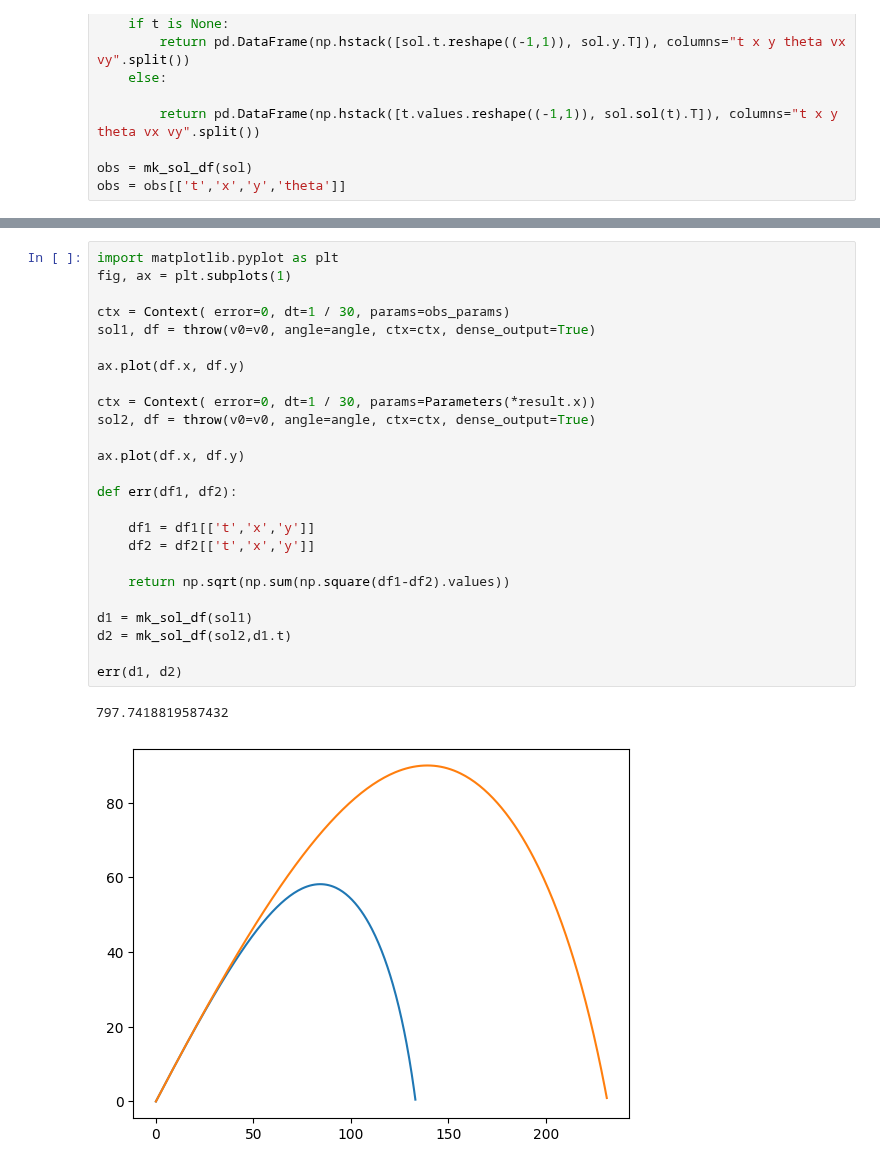
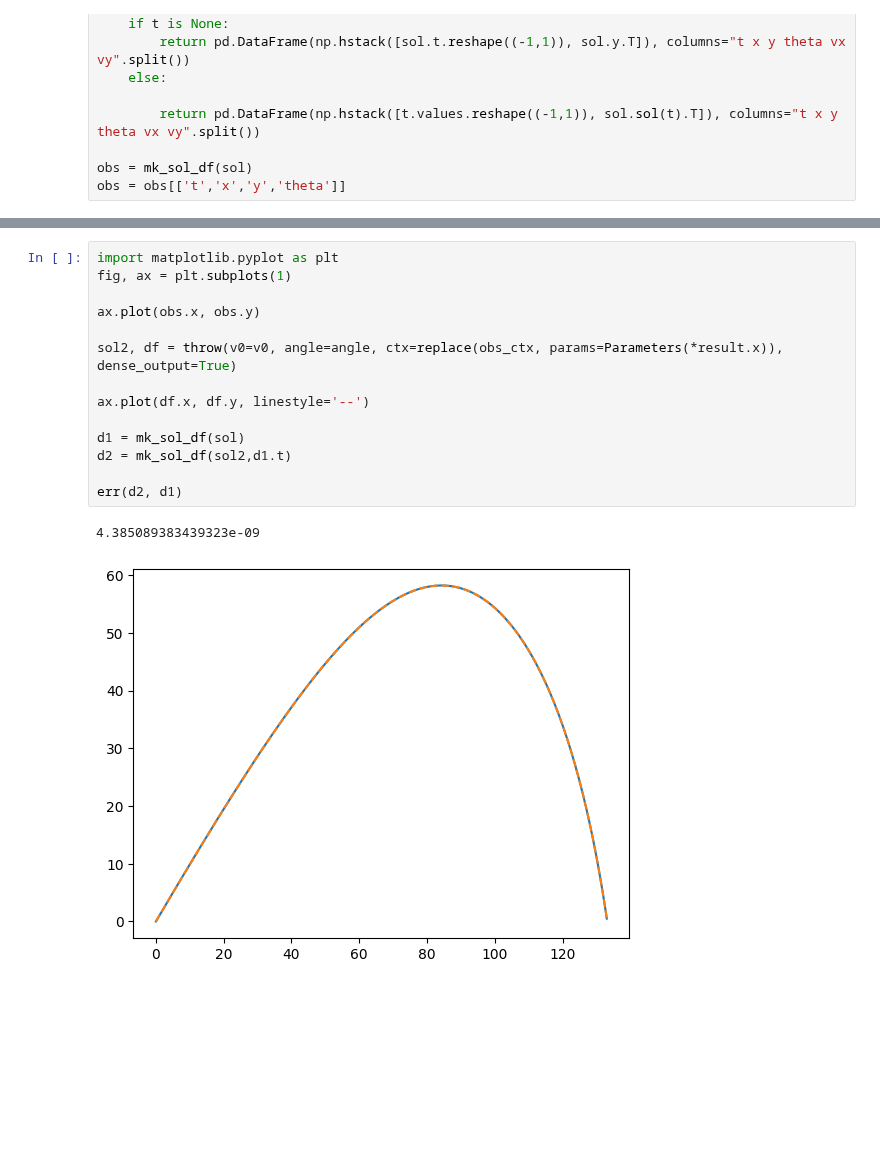
Before and after one commit to busboom-software-studio/PINNiped, a Jupyter notebook: notebooks/ericbusboom/SolveTraj.ipynb, the cells around one changed output, grey strips where cells are left out. Drawn from its saved outputs; the diff is of its cells as text; blank space fills up the shorter version.

```diff
--- a/notebooks/ericbusboom/SolveTraj.ipynb
+++ b/notebooks/ericbusboom/SolveTraj.ipynb
@@ -69,28 +68,17 @@ Optimized parameters: [85.08648335 78.87369782]
 # %%
 import matplotlib.pyplot as plt
 fig, ax = plt.subplots(1)
 
-ctx = Context( error=0, dt=1 / 30, params=obs_params)
-sol1, df = throw(v0=v0, angle=angle, ctx=ctx, dense_output=True)
+ax.plot(obs.x, obs.y)
 
-ax.plot(df.x, df.y)
+sol2, df = throw(v0=v0, angle=angle, ctx=replace(obs_ctx, params=Parameters(*result.x)), dense_output=True)
 
-ctx = Context( error=0, dt=1 / 30, params=Parameters(*result.x))
-sol2, df = throw(v0=v0, angle=angle, ctx=ctx, dense_output=True)
+ax.plot(df.x, df.y, linestyle='--')
 
-ax.plot(df.x, df.y)
-
-def err(df1, df2):
-
-    df1 = df1[['t','x','y']]
-    df2 = df2[['t','x','y']]
-
-    return np.sqrt(np.sum(np.square(df1-df2).values))
-
-d1 = mk_sol_df(sol1)
+d1 = mk_sol_df(sol)
 d2 = mk_sol_df(sol2,d1.t)
 
-err(d1, d2)
+err(d2, d1)
 # %% [output]
-797.7418819587432
+4.385089383439323e-09
-[figure, old version]
+[figure, new version]
```
Also changed, not shown: parts of 3 cells of this notebook.
